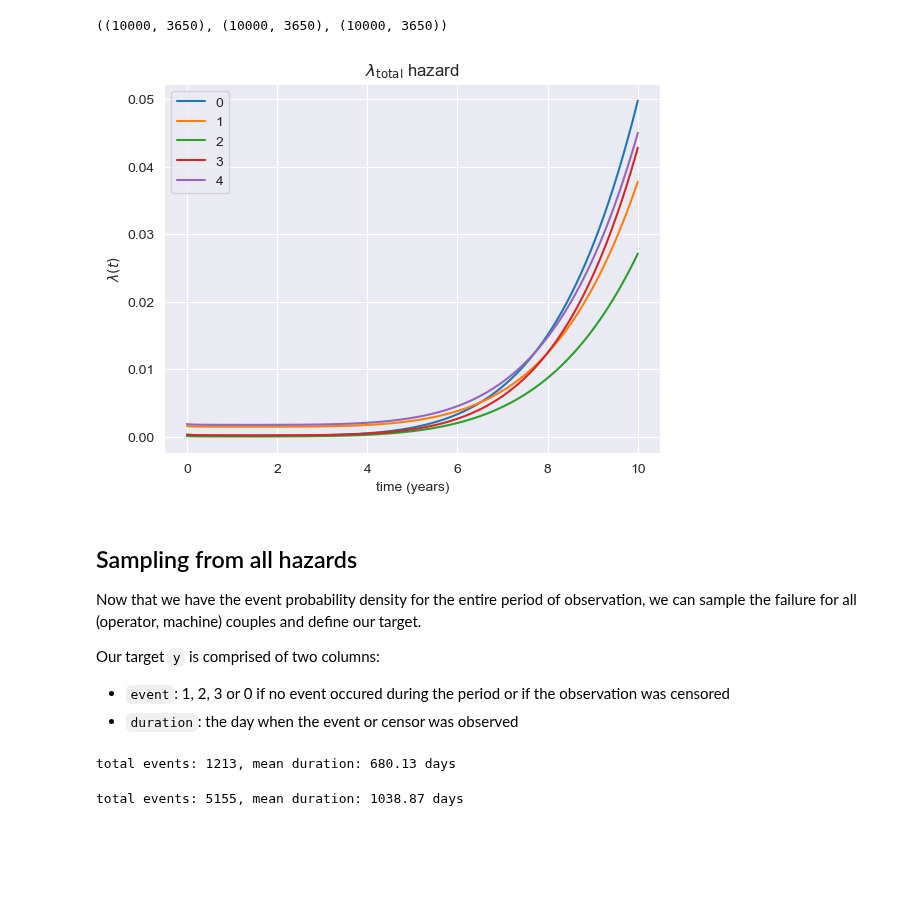
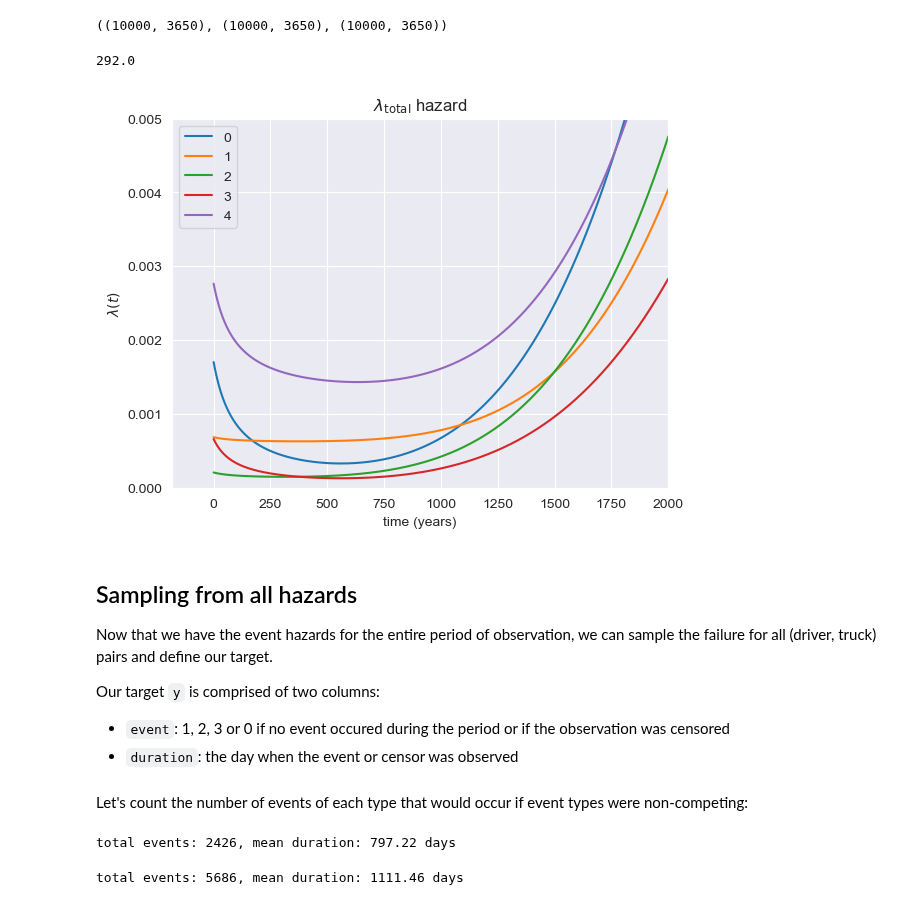
Before and after one commit to soda-inria/survival-analysis-benchmark, a Jupyter notebook: notebooks/truck_dataset.ipynb, the cells around one changed output. Saved outputs shown, nothing was run; the diff lists cells and outputs as text; code cells hidden in the pictures; blank space fills up the shorter version.

```diff
--- a/notebooks/truck_dataset.ipynb
+++ b/notebooks/truck_dataset.ipynb
@@ -405,6 +278,13 @@ plt.legend();
 
 We consider the operation hazard to be a constant modulated by driver skills, UX and usage rate.
 # %%
-df["e_2_coeff"] = 0.005 * ((1 - df["driver_skills"]) * (1 - df["ux"]) + .001) * df["usage_rate"]
-plt.hist(df["e_2_coeff"], bins=30);
-plt.title("$e_2$ coeff");
+def operational_hazards(df, t):
+    # Weibull hazards with k = 1 is just a constant over time:
+    baseline = weibull_hazard(t, k=1, s=1.5e4)
+    s = (
+        ((1 - df["driver_skill"]) * (1 - df["ux"]) + .001) * df["usage_rate"]
+    ).to_numpy()
+    return s.reshape(-1, 1) * baseline.reshape(1, -1)
+
+
+hazards_2 = operational_hazards(df, t)
@@ -415,7 +291 @@ The baseline is one failure every 5 years, which we multiply be the $e_2$ coeff.
-# %%
-e_2_coeff = df["e_2_coeff"]
-hazards_2 = np.vstack([
-    np.full_like(t, e_2_coeff_)
-    for e_2_coeff_ in e_2_coeff
-])
 # %%
@@ -454,11 +311,15 @@ plt.xlabel("times (years)");
+# %%
+def fatigue_hazards(df, t):
+    return np.vstack([
+        weibull_hazard(t, k=6 * material_quality, s=4e3) * usage_rate
+        for material_quality, usage_rate in zip(df["material_quality"], df["usage_rate"])
+    ])
+
+
+hazards_3 = fatigue_hazards(df, t)
 # %%
-hazards_3 = np.vstack([
-    weibull_hazard(t, k=7 * material, s=15.) * rate
-    for material, rate in zip(df["materials"], df["usage_rate"])
-])
-
 fig, ax = plt.subplots()
 for h_3_ in hazards_3[:5]:
     ax.plot(t, h_3_)
-ax.set(title="$\lambda_3$ hazard", xlabel="time (years)");
+ax.set(title="$\lambda_3$ hazard", xlabel="time (days)");
 # %% [output]
@@ -484,23 +345,30 @@ Let's enhance our understanding of these hazards by plotting the additive (any e
 hazards_1.shape, hazards_2.shape, hazards_3.shape
 # %% [output]
 ((10000, 3650), (10000, 3650), (10000, 3650))
+# %%
+hazards_1.nbytes / 1e6
+# %% [output]
+292.0
 # %%
 total_hazards = (hazards_1[:5] + hazards_2[:5] + hazards_3[:5])
 fig, ax = plt.subplots()
 for idx, total_hazards_ in enumerate(total_hazards):
     ax.plot(t, total_hazards_, label=idx)
 ax.set(
     title="$\lambda_{\mathrm{total}}$ hazard",
     xlabel="time (years)",
-    ylabel="$\lambda(t)$"
+    ylabel="$\lambda(t)$",
+
+    xlim=[None, 2000],
+    ylim=[-0.00001, 0.005],
 )
 plt.legend();
 # %% [output]
-[figure, old version]
+[figure, new version]
 # %% [markdown]
 ## Sampling from all hazards
 
-Now that we have the event probability density for the entire period of observation, we can sample the failure for all (operator, machine) couples and define our target.
+Now that we have the event hazards for the entire period of observation, we can sample the failure for all (driver, truck) pairs and define our target.
 
 Our target `y` is comprised of two columns:
 - `event`: 1, 2, 3 or 0 if no event occured during the period or if the observation was censored
@@ -522,11 +393,20 @@ def get_event_duration(event_matrix):
+# %% [markdown]
+Let's count the number of events of each type that would occur if event types were non-competing:
 # %%
-event_1, duration_1 = get_event_duration(hazards_1)
-print(f"total events: {event_1.sum()}, mean duration: {duration_1[event_1].mean():.2f} days")
+rng = check_random_state(0)
+occurrences_1 = sample_events_by_type(hazards_1, random_state=rng)
+print(
+    f"total events: {occurrences_1['event'].sum()}, "
+    f"mean duration: {occurrences_1.query('event')['duration'].mean():.2f} days"
+)
 # %% [output]
-total events: 1213, mean duration: 680.13 days
+total events: 2426, mean duration: 797.22 days
 # %%
-event_2, duration_2 = get_event_duration(hazards_2)
-print(f"total events: {event_2.sum()}, mean duration: {duration_2[event_2].mean():.2f} days")
+occurrences_2 = sample_events_by_type(hazards_2, random_state=rng)
+print(
+    f"total events: {occurrences_2['event'].sum()}, "
+    f"mean duration: {occurrences_2.query('event')['duration'].mean():.2f} days"
+)
 # %% [output]
-total events: 5155, mean duration: 1038.87 days
+total events: 5686, mean duration: 1111.46 days
 # %%
```
Also changed, not shown: parts of 105 cells of this notebook, 1 other file.
